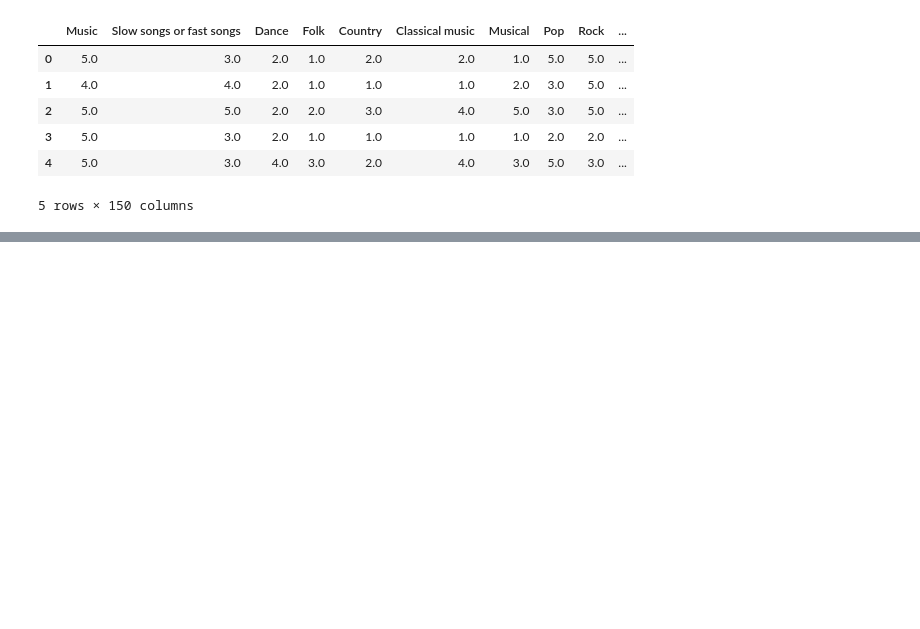
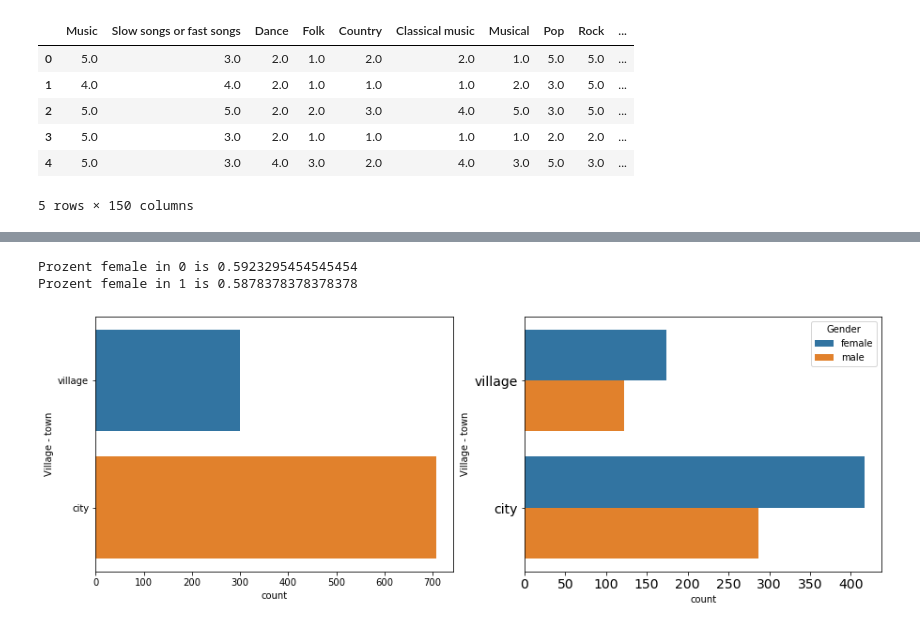
Before and after one commit to blazejdolicki/data-madness, a Jupyter notebook: Data_Analysis.ipynb, the cells around one changed output, grey strips where cells are left out. Drawn from its saved outputs; the diff is of its cells as text; code cells hidden in the pictures; blank space fills up the shorter version.

```diff
--- a/Data_Analysis.ipynb
+++ b/Data_Analysis.ipynb
@@ -13,0 +38,19 @@ df.head()
+# %%
+var_of_interest = 'Village - town'
+df.dropna(subset=[var_of_interest], inplace=True)
+fig, ax = plt.subplots(nrows=1, ncols=2, figsize=(15, 5))
+sns.countplot(y=var_of_interest, data=df, ax=ax[0])
+sns.countplot(y=var_of_interest, hue='Gender', data=df, ax=ax[1])
+plt.xticks(fontsize=14)
+plt.yticks(fontsize=14)
+
+mapping = {var_of_interest: {'city': 0, 'village': 1}}
+df.replace(mapping, inplace=True)
+mapping_gender = {"Gender": {'male': 0, 'female': 1}}
+df.replace(mapping_gender, inplace=True)
+for c in range(2):
+    print("Prozent female in",c,"is",df.Gender[df.Gender==1][df[var_of_interest]==c].sum()/(len(df.Gender[df.Gender==0][df[var_of_interest]==c])+df.Gender[df.Gender==1][df[var_of_interest]==c].sum()))
+# %% [output]
+Prozent female in 0 is 0.5923295454545454
+Prozent female in 1 is 0.5878378378378378
+[figure, added]
```
Also changed, not shown: parts of 8 cells of this notebook.
